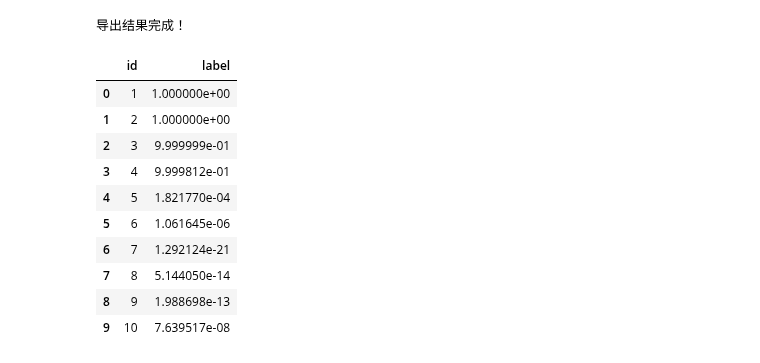
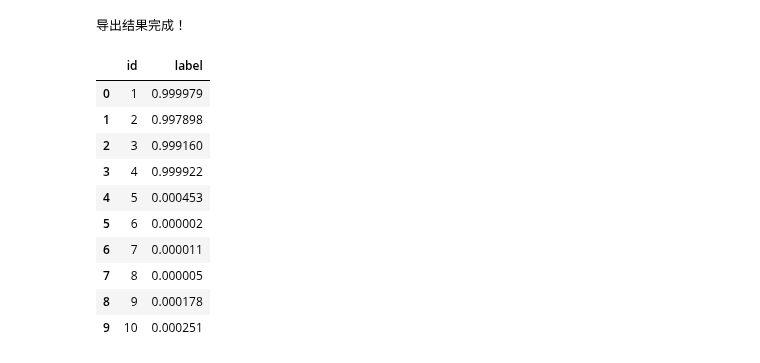
Before and after one commit to sunrise2075/cat_vs_dog_cnn, a Jupyter notebook: cat_vs_dog_model_training.ipynb, the cells around one changed output. Saved outputs shown, nothing was run; the diff lists cells and outputs as text; code cells hidden in the pictures.

Commit message:
pred-20.csv created

```diff
--- a/cat_vs_dog_model_training.ipynb
+++ b/cat_vs_dog_model_training.ipynb
@@ -359,17 +359,17 @@ print("导出结果完成！")
 # %% [output]
 导出结果完成！
 # %%
-solution.to_csv("pred-19.csv", index = False)
+solution.to_csv("pred-20.csv", index = False)
 solution.head(10)
 # %% [output]
 |  | id | label |
-| 0 | 1 | 1.000000e+00 |
-| 1 | 2 | 1.000000e+00 |
-| 2 | 3 | 9.999999e-01 |
-| 3 | 4 | 9.999812e-01 |
-| 4 | 5 | 1.821770e-04 |
-| 5 | 6 | 1.061645e-06 |
-| 6 | 7 | 1.292124e-21 |
-| 7 | 8 | 5.144050e-14 |
-| 8 | 9 | 1.988698e-13 |
-| 9 | 10 | 7.639517e-08 |
+| 0 | 1 | 0.999979 |
+| 1 | 2 | 0.997898 |
+| 2 | 3 | 0.999160 |
+| 3 | 4 | 0.999922 |
+| 4 | 5 | 0.000453 |
+| 5 | 6 | 0.000002 |
+| 6 | 7 | 0.000011 |
+| 7 | 8 | 0.000005 |
+| 8 | 9 | 0.000178 |
+| 9 | 10 | 0.000251 |
```
Also changed, not shown: parts of 6 cells of this notebook, 2 other files.
